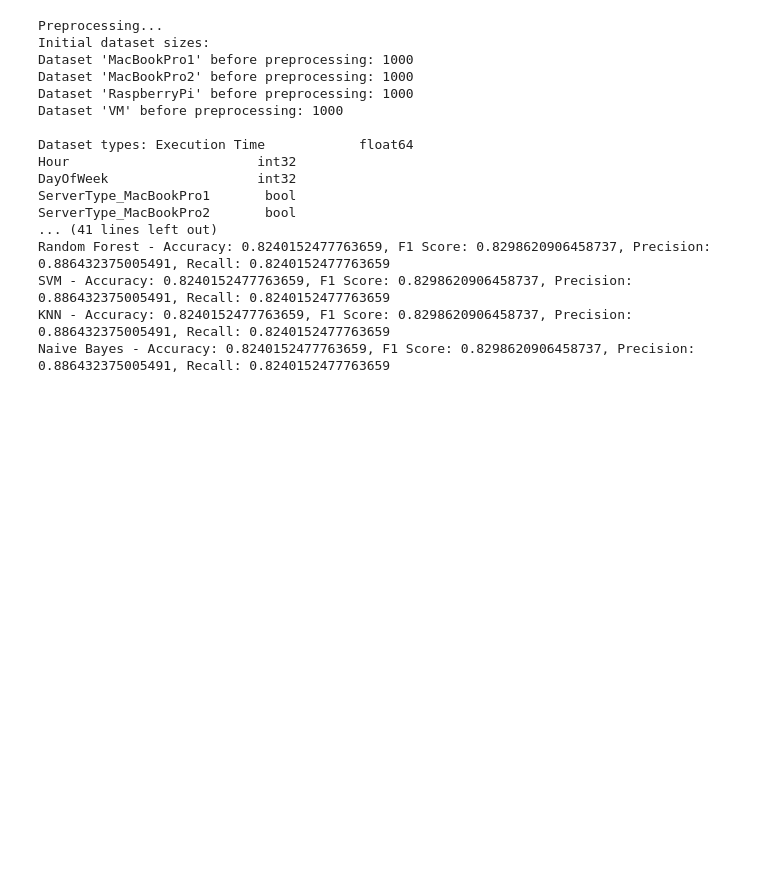
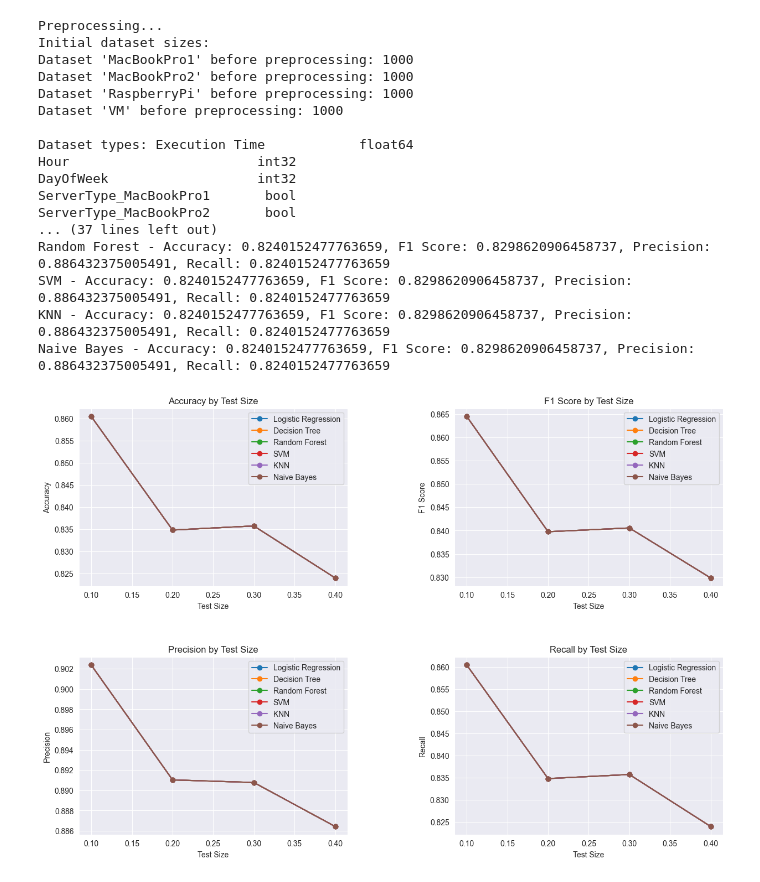
Before and after one commit to GentritIbishi/Image_Recognition_Task_Execution_Times_in_Mobile_Edge, a Jupyter notebook: datasets-preprocessing/trainingModelClassificationAlgorithms.ipynb, the cells around one changed output. Cells and saved outputs as stored; diff of their text form; code cells hidden in the pictures; blank space fills up the shorter version.

```diff
--- a/datasets-preprocessing/trainingModelClassificationAlgorithms.ipynb
+++ b/datasets-preprocessing/trainingModelClassificationAlgorithms.ipynb
@@ -1,6 +1,8 @@
 # %%
 import pandas as pd
 import numpy as np
+import matplotlib.pyplot as plt
+import seaborn as sns
 from sklearn.model_selection import train_test_split
 from sklearn.linear_model import LogisticRegression
 from sklearn.tree import DecisionTreeClassifier
@@ -30,13 +32,11 @@ for i, df in enumerate(datasets):
     df['Time'] = pd.to_datetime(df['Time'], errors='coerce')
     numeric_imputer = SimpleImputer(strategy='median')
     categorical_imputer = SimpleImputer(strategy="most_frequent")
-
     for col in df.columns:
         if pd.api.types.is_numeric_dtype(df[col]):
             df[col] = numeric_imputer.fit_transform(df[[col]])
         elif pd.api.types.is_string_dtype(df[col]) or isinstance(df[col].dtype, pd.CategoricalDtype):
             df[col] = categorical_imputer.fit_transform(df[[col]])
-
     df['Hour'] = df['Time'].dt.hour
     df['DayOfWeek'] = df['Time'].dt.dayofweek
     df['ServerType'] = server_names[i]
@@ -55,6 +55,7 @@ print("Dataset duplicat rows after:", df_combined.duplicated().sum())
 print("")
 print("Dataset after preprocessing checking for outliers via IQR method, missing value impute with median and combine datasets: ", len(df_combined))
 
+
 final_imputer = SimpleImputer(strategy='median')
 df_combined = pd.DataFrame(final_imputer.fit_transform(df_combined), columns=df_combined.columns)
 
@@ -70,7 +71,6 @@ X = df_combined.drop(['Execution Time', 'Execution Time Category'], axis=1)
 y = df_combined['Execution Time Category']
 
 split_ratios = [0.1, 0.2, 0.3, 0.4]
-
 models = {
     'Logistic Regression': LogisticRegression(max_iter=1000),
     'Decision Tree': DecisionTreeClassifier(random_state=42),
@@ -78,46 +78,58 @@ models = {
     'SVM': SVC(kernel='linear', random_state=42),
     'KNN': KNeighborsClassifier(n_neighbors=5),
     'Naive Bayes': GaussianNB()
 }
 
+# Prepare to collect and visualize data
+results = {name: [] for name in models}
+
 # Testing different train-test splits
 for test_size in split_ratios:
-    print("\nTesting with test size:", test_size)
+    print(f"\nTesting with test size: {test_size}")
     X_train, X_test, y_train, y_test = train_test_split(X, y, test_size=test_size, random_state=42)
-    results = {}
     for name, model in models.items():
         model.fit(X_train, y_train)
         predictions = model.predict(X_test)
-        accuracy = accuracy_score(y_test, predictions)
-        f1 = f1_score(y_test, predictions, average='weighted')
-        precision = precision_score(y_test, predictions, average='weighted')
-        recall = recall_score(y_test, predictions, average='weighted')
-        results[name] = {
-            'Accuracy': accuracy,
-            'F1 Score': f1,
-            'Precision': precision,
-            'Recall': recall
+        metrics = {
+            'Accuracy': accuracy_score(y_test, predictions),
+            'F1 Score': f1_score(y_test, predictions, average='weighted'),
+            'Precision': precision_score(y_test, predictions, average='weighted'),
+            'Recall': recall_score(y_test, predictions, average='weighted')
         }
+        results[name].append(metrics)
+        print(f"{name} - Accuracy: {metrics['Accuracy']}, F1 Score: {metrics['F1 Score']}, Precision: {metrics['Precision']}, Recall: {metrics['Recall']}")
 
-    # Print results for the current split
-    print("Results for current split:")
-    for name, metrics in results.items():
-        print(f"{name} - Accuracy: {metrics['Accuracy']}, F1 Score: {metrics['F1 Score']}, Precision: {metrics['Precision']}, Recall: {metrics['Recall']}")
+# Plotting results
+fig, axes = plt.subplots(nrows=2, ncols=2, figsize=(15, 10))
+fig.subplots_adjust(hspace=0.4, wspace=0.4)
+axes = axes.ravel()
+
+metrics_list = ['Accuracy', 'F1 Score', 'Precision', 'Recall']
+for idx, metric in enumerate(metrics_list):
+    for model in models:
+        axes[idx].plot(split_ratios, [result[metric] for result in results[model]], marker='o', label=model)
+    axes[idx].set_title(f'{metric} by Test Size')
+    axes[idx].set_xlabel('Test Size')
+    axes[idx].set_ylabel(metric)
+    axes[idx].legend()
+
+plt.show()
 # %% [output]
 Preprocessing...
 Initial dataset sizes:
 Dataset 'MacBookPro1' before preprocessing: 1000
 Dataset 'MacBookPro2' before preprocessing: 1000
 Dataset 'RaspberryPi' before preprocessing: 1000
 Dataset 'VM' before preprocessing: 1000
 
 Dataset types: Execution Time            float64
 Hour                        int32
 DayOfWeek                   int32
 ServerType_MacBookPro1       bool
 ServerType_MacBookPro2       bool
-... (41 lines left out)
+... (37 lines left out)
 Random Forest - Accuracy: 0.8240152477763659, F1 Score: 0.8298620906458737, Precision: 0.886432375005491, Recall: 0.8240152477763659
 SVM - Accuracy: 0.8240152477763659, F1 Score: 0.8298620906458737, Precision: 0.886432375005491, Recall: 0.8240152477763659
 KNN - Accuracy: 0.8240152477763659, F1 Score: 0.8298620906458737, Precision: 0.886432375005491, Recall: 0.8240152477763659
 Naive Bayes - Accuracy: 0.8240152477763659, F1 Score: 0.8298620906458737, Precision: 0.886432375005491, Recall: 0.8240152477763659
+[figure, added]
```
Also changed, not shown: 1 other file.
